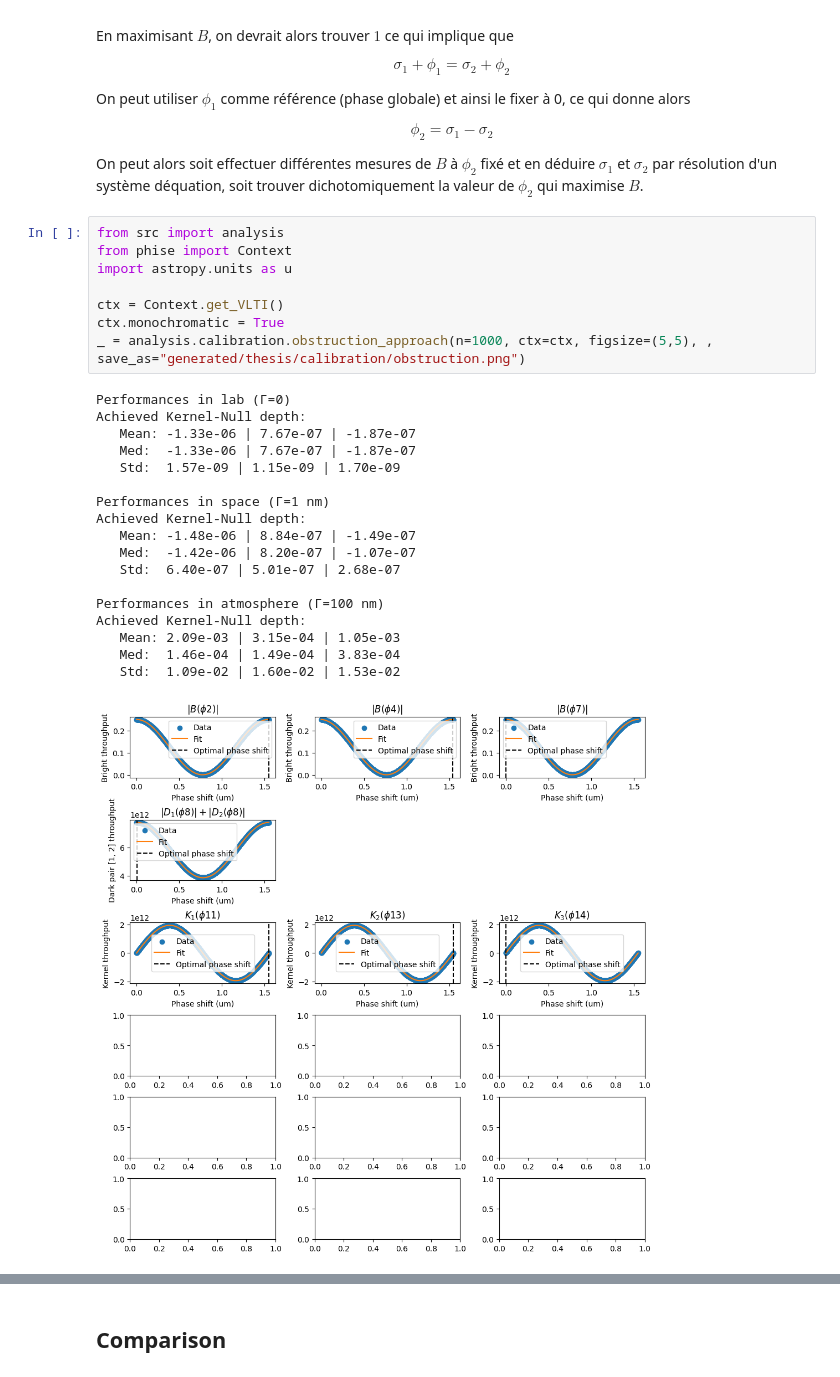
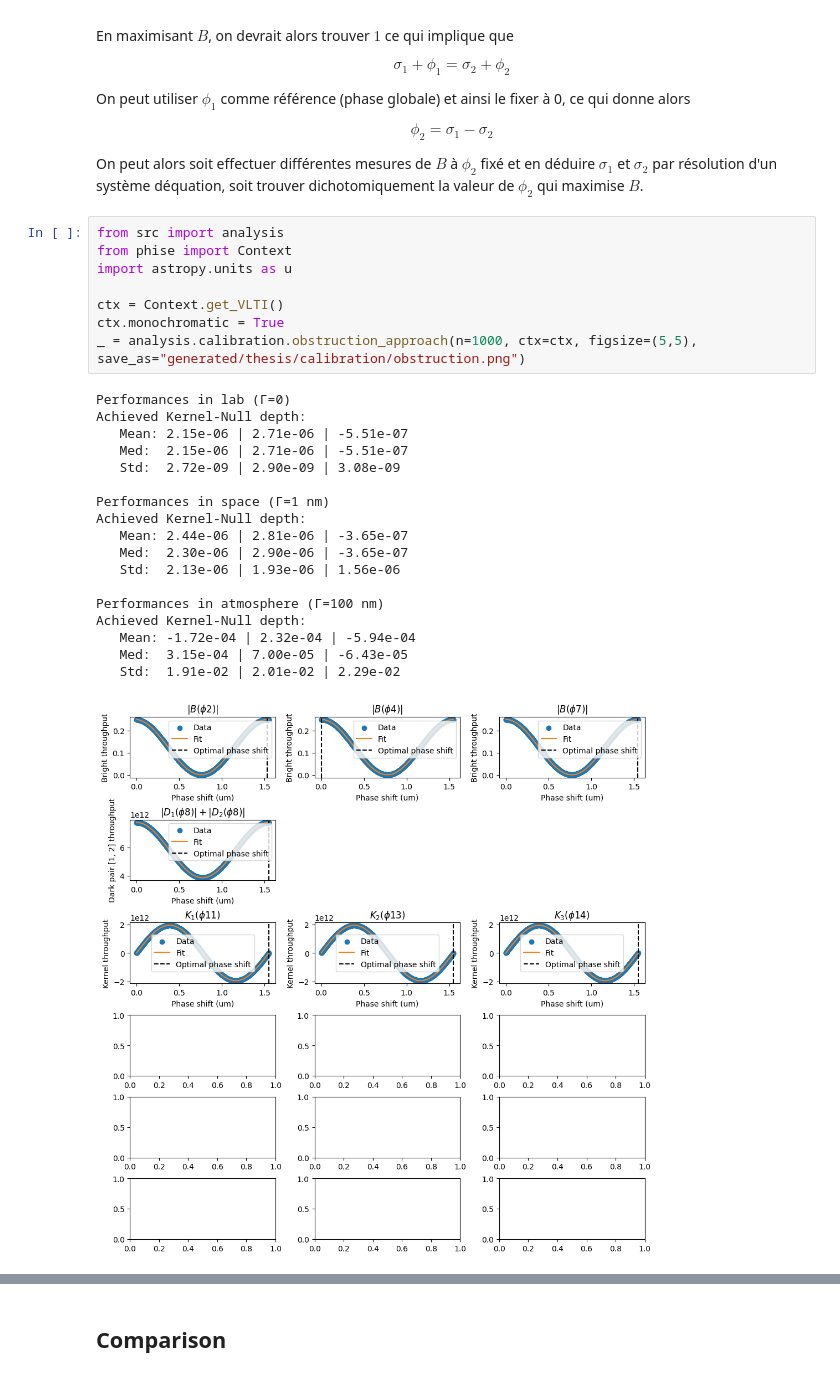
Before and after one commit to VForiel/Thesis, a Jupyter notebook: Thesis.ipynb, the cells around one changed output, grey strips where cells are left out. Cells and saved outputs as stored; diff of their text form.

```diff
--- a/Thesis.ipynb
+++ b/Thesis.ipynb
@@ -475,29 +473,29 @@ On peut alors soit effectuer différentes mesures de $B$ à $\phi_2$ fixé et en
 # %%
 from src import analysis
 from phise import Context
 import astropy.units as u
 
 ctx = Context.get_VLTI()
 ctx.monochromatic = True
-_ = analysis.calibration.obstruction_approach(n=1000, ctx=ctx, figsize=(5,5), , save_as="generated/thesis/calibration/obstruction.png")
+_ = analysis.calibration.obstruction_approach(n=1000, ctx=ctx, figsize=(5,5), save_as="generated/thesis/calibration/obstruction.png")
 # %% [output]
 Performances in lab (Γ=0)
 Achieved Kernel-Null depth:
-   Mean: -1.33e-06 | 7.67e-07 | -1.87e-07
-   Med:  -1.33e-06 | 7.67e-07 | -1.87e-07
-   Std:  1.57e-09 | 1.15e-09 | 1.70e-09
+   Mean: 2.15e-06 | 2.71e-06 | -5.51e-07
+   Med:  2.15e-06 | 2.71e-06 | -5.51e-07
+   Std:  2.72e-09 | 2.90e-09 | 3.08e-09
 
 Performances in space (Γ=1 nm)
 Achieved Kernel-Null depth:
-   Mean: -1.48e-06 | 8.84e-07 | -1.49e-07
-   Med:  -1.42e-06 | 8.20e-07 | -1.07e-07
-   Std:  6.40e-07 | 5.01e-07 | 2.68e-07
+   Mean: 2.44e-06 | 2.81e-06 | -3.65e-07
+   Med:  2.30e-06 | 2.90e-06 | -3.65e-07
+   Std:  2.13e-06 | 1.93e-06 | 1.56e-06
 
 Performances in atmosphere (Γ=100 nm)
 Achieved Kernel-Null depth:
-   Mean: 2.09e-03 | 3.15e-04 | 1.05e-03
-   Med:  1.46e-04 | 1.49e-04 | 3.83e-04
-   Std:  1.09e-02 | 1.60e-02 | 1.53e-02
+   Mean: -1.72e-04 | 2.32e-04 | -5.94e-04
+   Med:  3.15e-04 | 7.00e-05 | -6.43e-05
+   Std:  1.91e-02 | 2.01e-02 | 2.29e-02
-[figure, old version]
+[figure, new version]
 Performances in lab (Γ=0)
 Achieved Kernel-Null depth:
```
Also changed, not shown: parts of 9 cells of this notebook, 7 other files.
